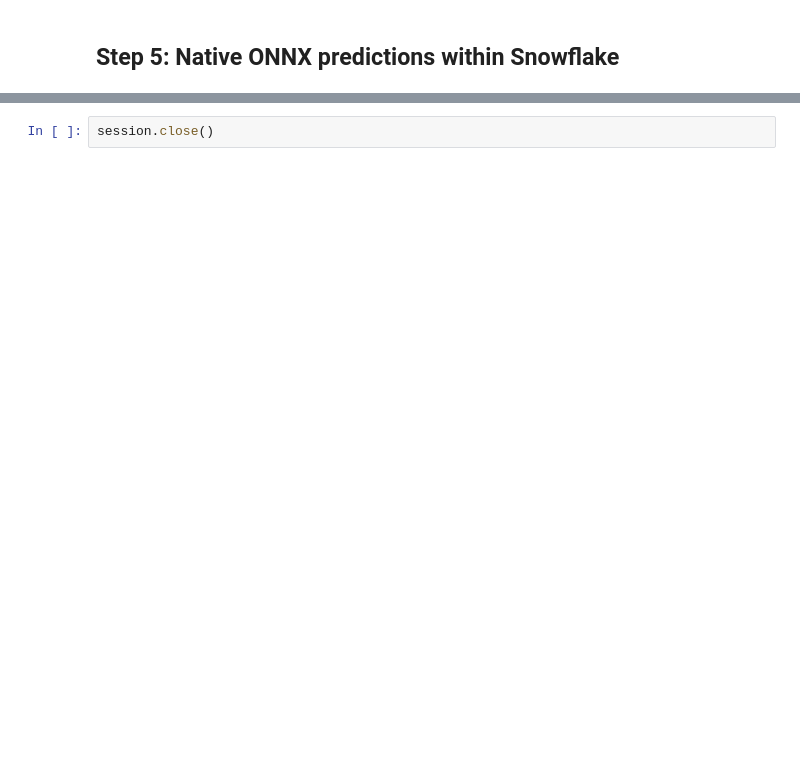
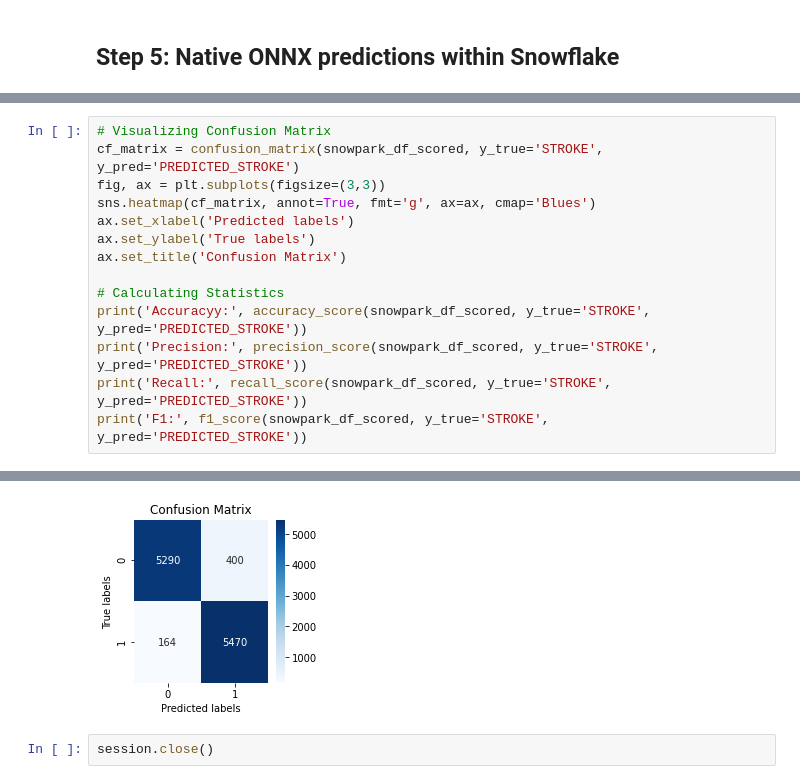
Before and after one commit to bharath-reddy-t/pyspark-exported-onnx-model-into-snowpark, a Jupyter notebook: step1_through_5/Stroke classification using Snowpark, ONNX and SynapseML LightGBMClassifier.ipynb, the cells around one changed output, grey strips where cells are left out. Cells and saved outputs as stored; diff of their text form; blank space fills up the shorter version.

```diff
--- a/step1_through_5/Stroke classification using Snowpark, ONNX and SynapseML LightGBMClassifier.ipynb
+++ b/step1_through_5/Stroke classification using Snowpark, ONNX and SynapseML LightGBMClassifier.ipynb
@@ -517,0 +532,15 @@ sproc_eval_metrics(results_table_name,
+# %%
+# Visualizing Confusion Matrix
+cf_matrix = confusion_matrix(snowpark_df_scored, y_true='STROKE', y_pred='PREDICTED_STROKE')
+fig, ax = plt.subplots(figsize=(3,3))
+sns.heatmap(cf_matrix, annot=True, fmt='g', ax=ax, cmap='Blues')
+ax.set_xlabel('Predicted labels')
+ax.set_ylabel('True labels')
+ax.set_title('Confusion Matrix')
+
+# Calculating Statistics
+print('Accuracyy:', accuracy_score(snowpark_df_scored, y_true='STROKE', y_pred='PREDICTED_STROKE'))
+print('Precision:', precision_score(snowpark_df_scored, y_true='STROKE', y_pred='PREDICTED_STROKE'))
+print('Recall:', recall_score(snowpark_df_scored, y_true='STROKE', y_pred='PREDICTED_STROKE'))
+print('F1:', f1_score(snowpark_df_scored, y_true='STROKE', y_pred='PREDICTED_STROKE'))
+# %% [output]
@@ -518,3 +548,4 @@ sproc_eval_metrics(results_table_name,
+[figure, added]
 # %%
 session.close()
 # %% [output]
```
Also changed, not shown: parts of 14 cells of this notebook.
